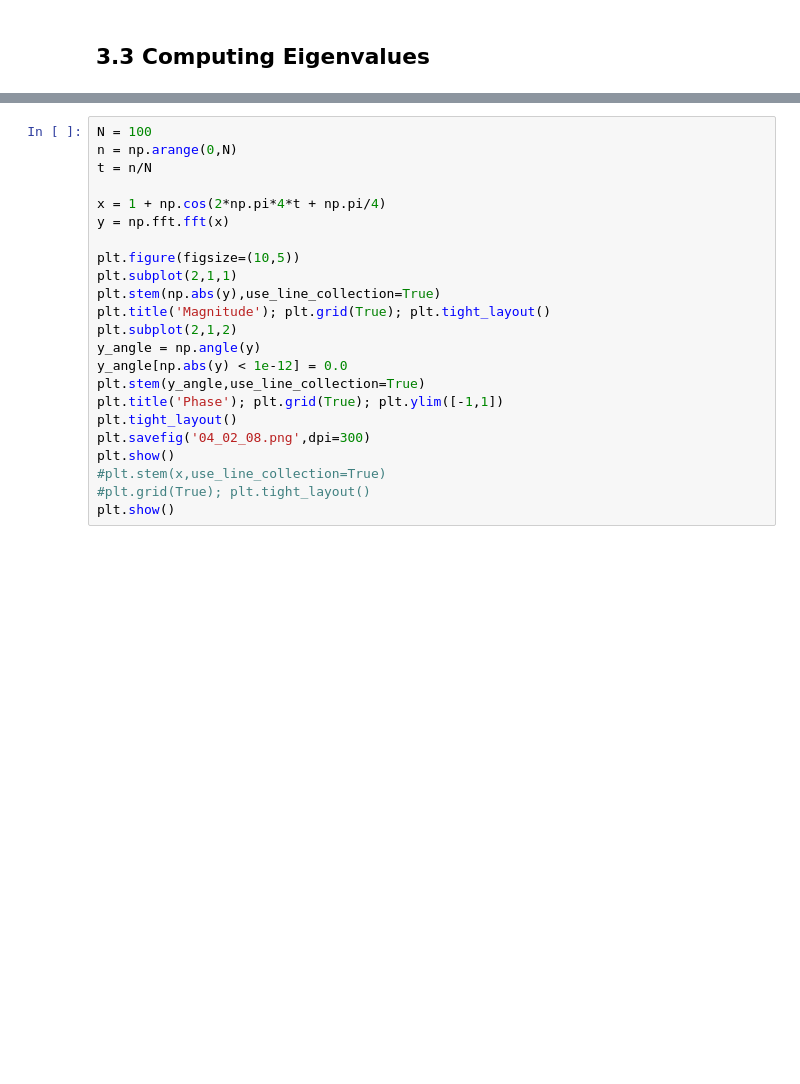
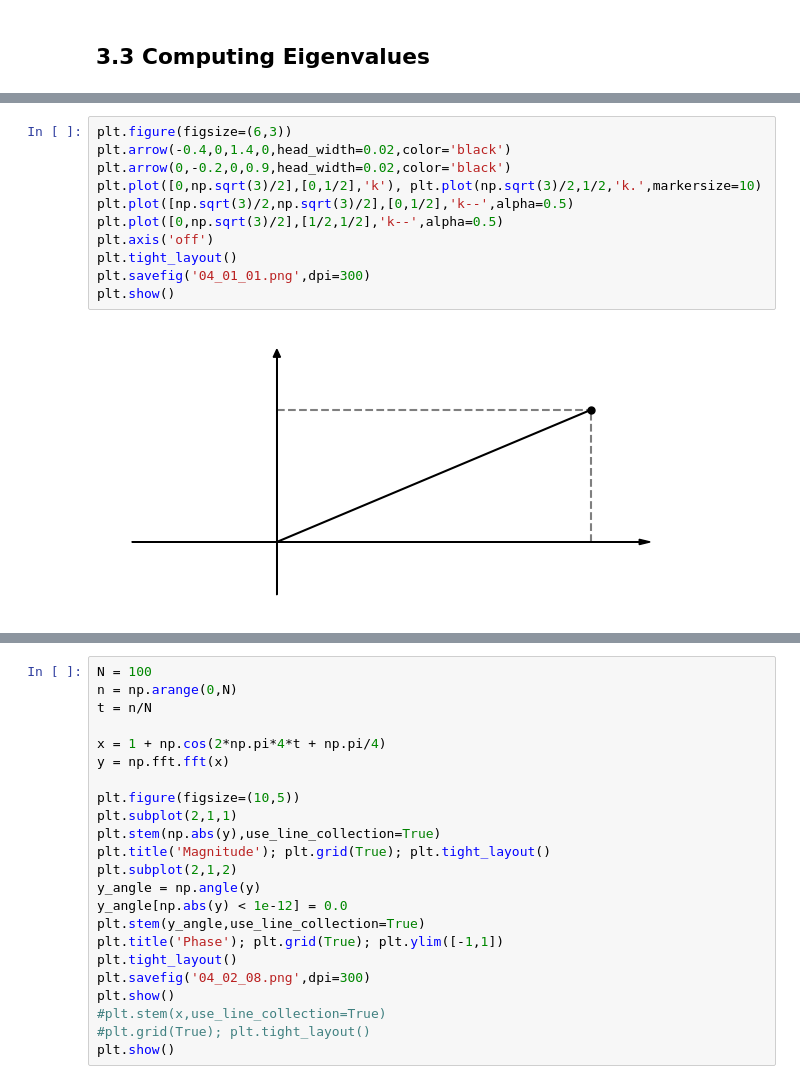
Before and after one commit to UBCMath/MATH307, a Jupyter notebook: img/images.ipynb, the cells around one changed output, grey strips where cells are left out. Cells and saved outputs as stored; diff of their text form; blank space fills up the shorter version.

```diff
--- a/img/images.ipynb
+++ b/img/images.ipynb
@@ -533,0 +551,13 @@ plt.show()
+# %%
+plt.figure(figsize=(6,3))
+plt.arrow(-0.4,0,1.4,0,head_width=0.02,color='black')
+plt.arrow(0,-0.2,0,0.9,head_width=0.02,color='black')
+plt.plot([0,np.sqrt(3)/2],[0,1/2],'k'), plt.plot(np.sqrt(3)/2,1/2,'k.',markersize=10)
+plt.plot([np.sqrt(3)/2,np.sqrt(3)/2],[0,1/2],'k--',alpha=0.5)
+plt.plot([0,np.sqrt(3)/2],[1/2,1/2],'k--',alpha=0.5)
+plt.axis('off')
+plt.tight_layout()
+plt.savefig('04_01_01.png',dpi=300)
+plt.show()
+# %% [output]
+[figure, added]
```
Also changed, not shown: parts of 10 cells of this notebook, 5 other files.
